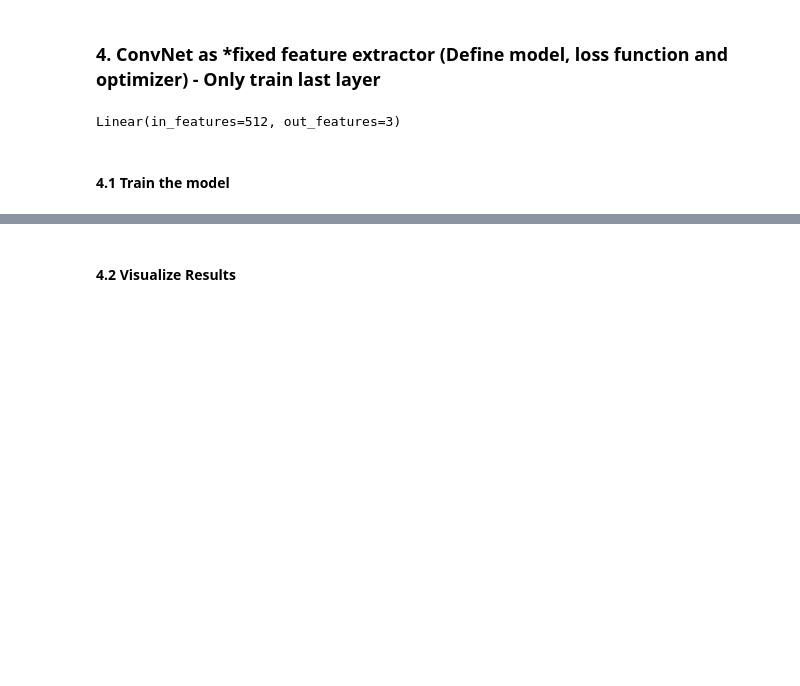
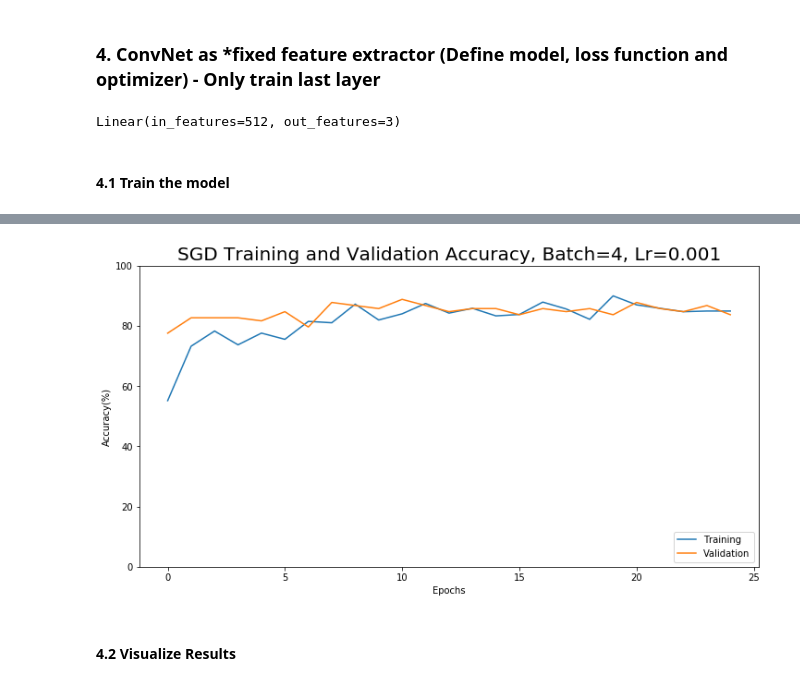
Before and after one commit to Oracle1983/Ai6-Challenge-2018, a Jupyter notebook: ID HCW_Transfer Learning V2.ipynb, the cells around one changed output, grey strips where cells are left out. Drawn from its saved outputs; the diff is of its cells as text; code cells hidden in the pictures; blank space fills up the shorter version.

```diff
--- a/ID HCW_Transfer Learning V2.ipynb
+++ b/ID HCW_Transfer Learning V2.ipynb
@@ -182,6 +191,18 @@ def train_model(model, criterion, optimizer, scheduler, num_epochs=25):
     # Load best model weights
     model.load_state_dict(best_model_wts)
     return model
+# %%
+# Plot training, validation accuracy graph vs epoch runs
+def plot_training(Epochs, Training, Validation):
+    plt.figure(figsize=(12,6))
+    plt.plot(Epochs, Training, label='Training')
+    plt.plot(Epochs, Validation, label='Validation')
+    plt.title("SGD Training and Validation Accuracy, Batch=4, Lr=0.001", fontsize=20)
+    plt.xlabel("Epochs")
+    plt.ylabel("Accuracy(%)")
+    plt.ylim(0,100)
+    plt.legend(loc='lower right')
+    plt.show()
 # %% [markdown]
 ### 3. Generic function to display predictions for a few images
 # %%
@@ -283,3 +335,7 @@ Best val Acc: 0.880000
+# %%
+plot_training(Epochs, Training, Validation)
+# %% [output]
+[figure, added]
 # %% [markdown]
 #### 4.2 Visualize Results
 # %%
```
Also changed, not shown: parts of 13 cells of this notebook.
